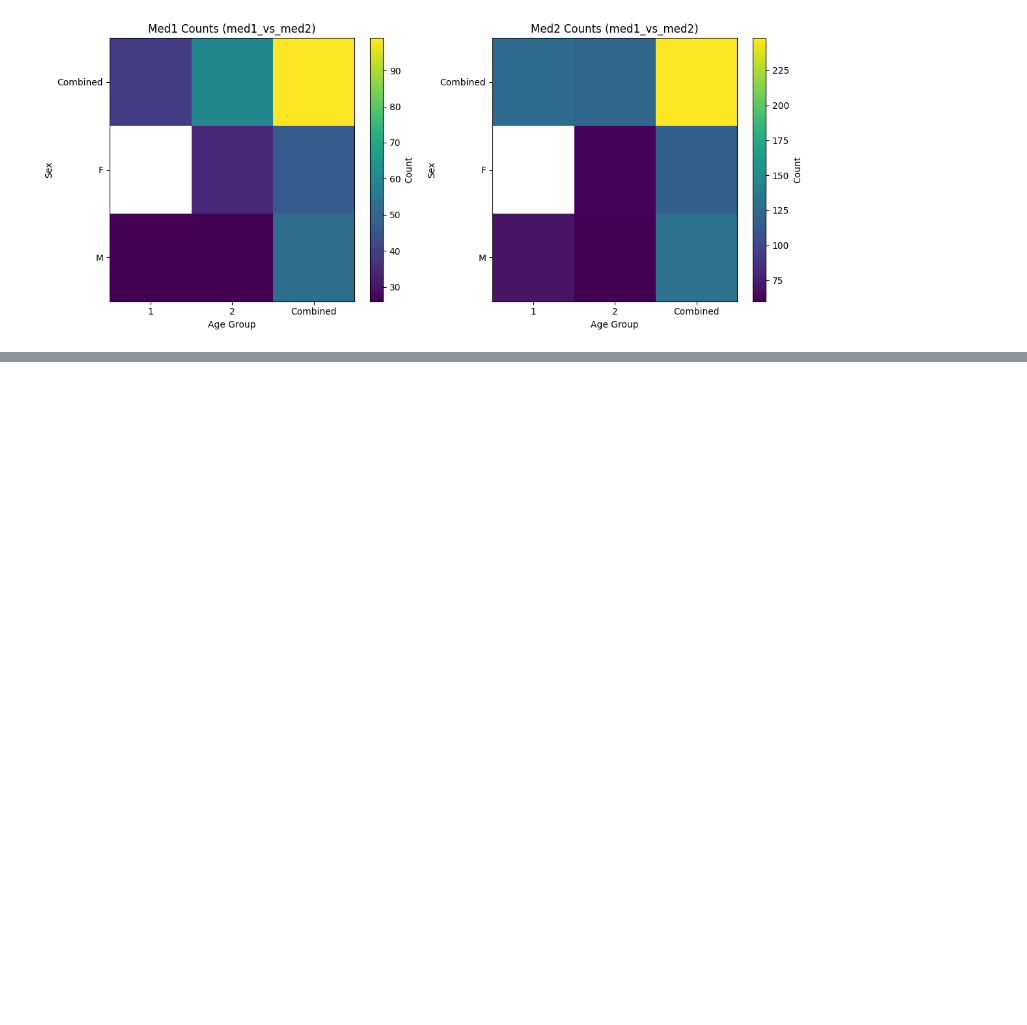
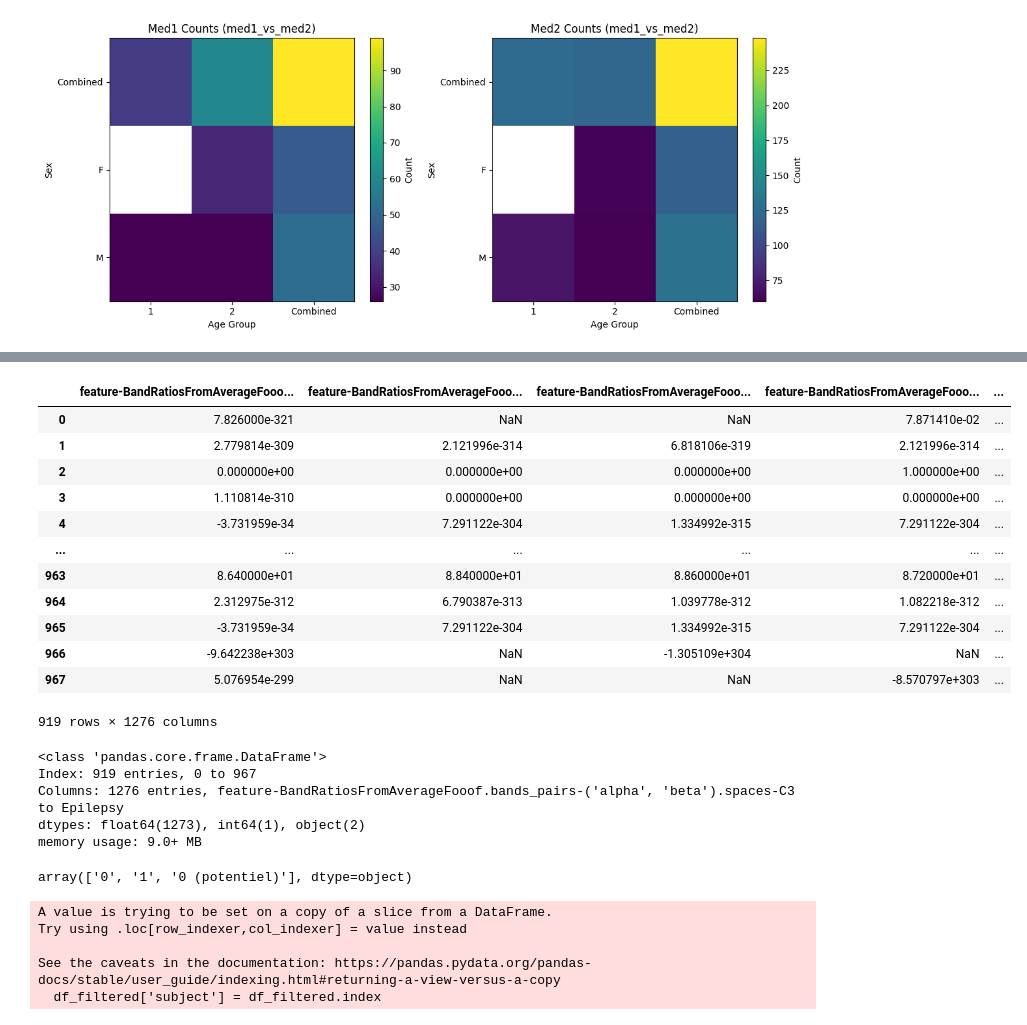
Before and after one commit to BabaSanfour/eeg-analysis-adhd-epilepsy, a Jupyter notebook: run_analysis_patients.ipynb, the cells around one changed output, grey strips where cells are left out. Saved outputs shown, nothing was run; the diff lists cells and outputs as text; code cells hidden in the pictures; blank space fills up the shorter version.

```diff
--- a/run_analysis_patients.ipynb
+++ b/run_analysis_patients.ipynb
@@ -1560,3 +1560,11 @@ plt.show()
 # %% [output]
 [figure]
 [figure]
+# %%
+import os
+path = os.path.join("/Users/hamzaabdelhedi/Projects/data/EEG_psychostimulant_data/EEG_psychostimulants_2025-02/csv", "demo_epilepsy.csv")
+# %%
+import pandas as pd
+import numpy as np
+# Load the dataset
+df = pd.read_csv(path, index_col=0)
@@ -1562,0 +1581,41 @@ plt.show()
+# %%
+df
+# %% [output]
+|  | feature-BandRatiosFromAverageFooo... | feature-BandRatiosFromAverageFooo... | feature-BandRatiosFromAverageFooo... | feature-BandRatiosFromAverageFooo... | ... |
+| 0 | 7.826000e-321 | NaN | NaN | 7.871410e-02 | ... |
+| 1 | 2.779814e-309 | 2.121996e-314 | 6.818106e-319 | 2.121996e-314 | ... |
+| 2 | 0.000000e+00 | 0.000000e+00 | 0.000000e+00 | 1.000000e+00 | ... |
+| 3 | 1.110814e-310 | 0.000000e+00 | 0.000000e+00 | 0.000000e+00 | ... |
+| 4 | -3.731959e-34 | 7.291122e-304 | 1.334992e-315 | 7.291122e-304 | ... |
+| ... | ... | ... | ... | ... | ... |
+| 963 | 8.640000e+01 | 8.840000e+01 | 8.860000e+01 | 8.720000e+01 | ... |
+| 964 | 2.312975e-312 | 6.790387e-313 | 1.039778e-312 | 1.082218e-312 | ... |
+| 965 | -3.731959e-34 | 7.291122e-304 | 1.334992e-315 | 7.291122e-304 | ... |
+| 966 | -9.642238e+303 | NaN | -1.305109e+304 | NaN | ... |
+| 967 | 5.076954e-299 | NaN | NaN | -8.570797e+303 | ... |
+919 rows × 1276 columns
+# %%
+df.info()
+# %% [output]
+<class 'pandas.core.frame.DataFrame'>
+Index: 919 entries, 0 to 967
+Columns: 1276 entries, feature-BandRatiosFromAverageFooof.bands_pairs-('alpha', 'beta').spaces-C3 to Epilepsy
+dtypes: float64(1273), int64(1), object(2)
+memory usage: 9.0+ MB
+# %%
+df.TDAH.unique()
+# %% [output]
+array(['0', '1', '0 (potentiel)'], dtype=object)
+# %%
+# select only the columns that have TDAH as 0. and TSA as "0"
+df_filtered = df[(df['TDAH'] =='0') & (df['TSA'] == '0')]
+# make the old index column as subject id column
+df_filtered['subject'] = df_filtered.index
+# reset the index
+df_filtered.reset_index(drop=True, inplace=True)
+# %% [output]
+A value is trying to be set on a copy of a slice from a DataFrame.
+Try using .loc[row_indexer,col_indexer] = value instead
+
+See the caveats in the documentation: https://pandas.pydata.org/pandas-docs/stable/user_guide/indexing.html#returning-a-view-versus-a-copy
+  df_filtered['subject'] = df_filtered.index
```
Also changed, not shown: parts of 12 cells of this notebook.
